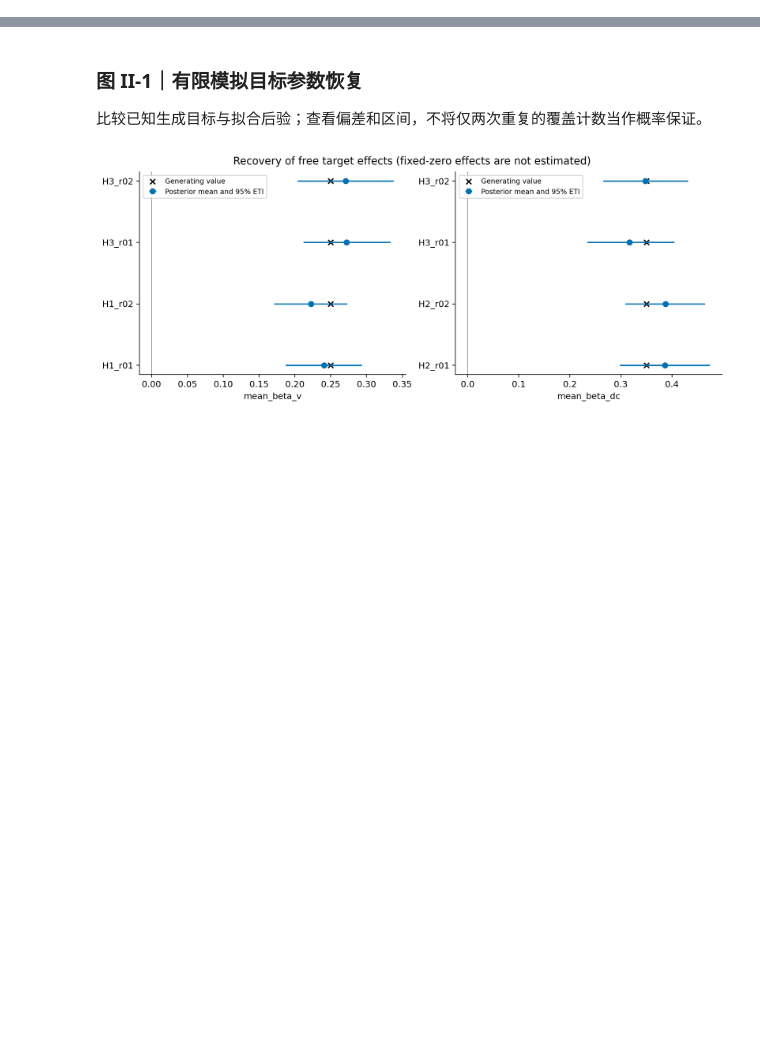
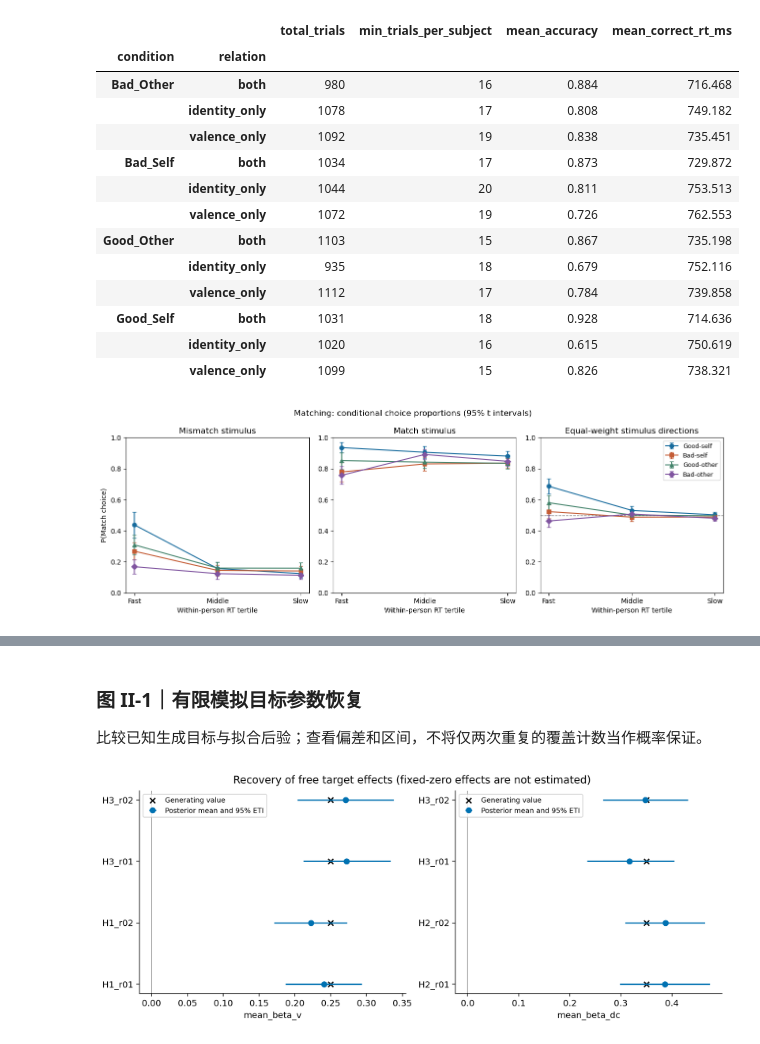
Before and after one commit to soupandpsy/hu2020-ddm, a Jupyter notebook: 02_reanalysis_2026/matching_h0_h3_results.ipynb, the cells around one changed output, grey strips where cells are left out. Saved outputs shown, nothing was run; the diff lists cells and outputs as text; code cells hidden in the pictures; blank space fills up the shorter version.

Commit message:
docs: consolidate Part II into one complete research notebook

```diff
--- a/02_reanalysis_2026/matching_h0_h3_results.ipynb
+++ b/02_reanalysis_2026/matching_h0_h3_results.ipynb
@@ -29,3 +35,22 @@ def table(path):
     return pd.read_csv(ROOT / path)
 def show(path, width=1000):
     display(Image(filename=str(ROOT / path), width=width))
+
+
+def saved_output(notebook, cell_index, kind='table'):
+    """Read archived output only; never execute historical analysis or MCMC."""
+    source = ROOT / '02_reanalysis_2026' / notebook
+    record = json.loads(source.read_text(encoding='utf-8'))
+    outputs = record['cells'][cell_index].get('outputs', [])
+    shown = 0
+    for output in outputs:
+        data = output.get('data', {})
+        wanted = 'image/png' if kind == 'figure' else 'text/html'
+        if wanted in data:
+            bundle = {key: ''.join(value) if isinstance(value, list) else value
+                      for key, value in data.items()}
+            metadata = {'image/png': {'width': 1000}} if kind == 'figure' else {}
+            display(bundle, raw=True, metadata=metadata)
+            shown += 1
+    if not shown:
+        raise ValueError(f'Missing saved {kind}: {notebook}, cell {cell_index}')
@@ -31,0 +124,19 @@ def show(path, width=1000):
+# %%
+saved_output('matching_behavior_review.ipynb', 10)
+saved_output('matching_behavior_review.ipynb', 12, 'figure')
+# %% [output]
+|  |  | total_trials | min_trials_per_subject | mean_accuracy | mean_correct_rt_ms |
+| condition | relation |  |  |  |  |
+| Bad_Other | both | 980 | 16 | 0.884 | 716.468 |
+|  | identity_only | 1078 | 17 | 0.808 | 749.182 |
+|  | valence_only | 1092 | 19 | 0.838 | 735.451 |
+| Bad_Self | both | 1034 | 17 | 0.873 | 729.872 |
+|  | identity_only | 1044 | 20 | 0.811 | 753.513 |
+|  | valence_only | 1072 | 19 | 0.726 | 762.553 |
+| Good_Other | both | 1103 | 15 | 0.867 | 735.198 |
+|  | identity_only | 935 | 18 | 0.679 | 752.116 |
+|  | valence_only | 1112 | 17 | 0.784 | 739.858 |
+| Good_Self | both | 1031 | 18 | 0.928 | 714.636 |
+|  | identity_only | 1020 | 16 | 0.615 | 750.619 |
+|  | valence_only | 1099 | 15 | 0.826 | 738.321 |
+[figure, added]
```
Also changed, not shown: parts of 22 cells of this notebook, 4 other files.
